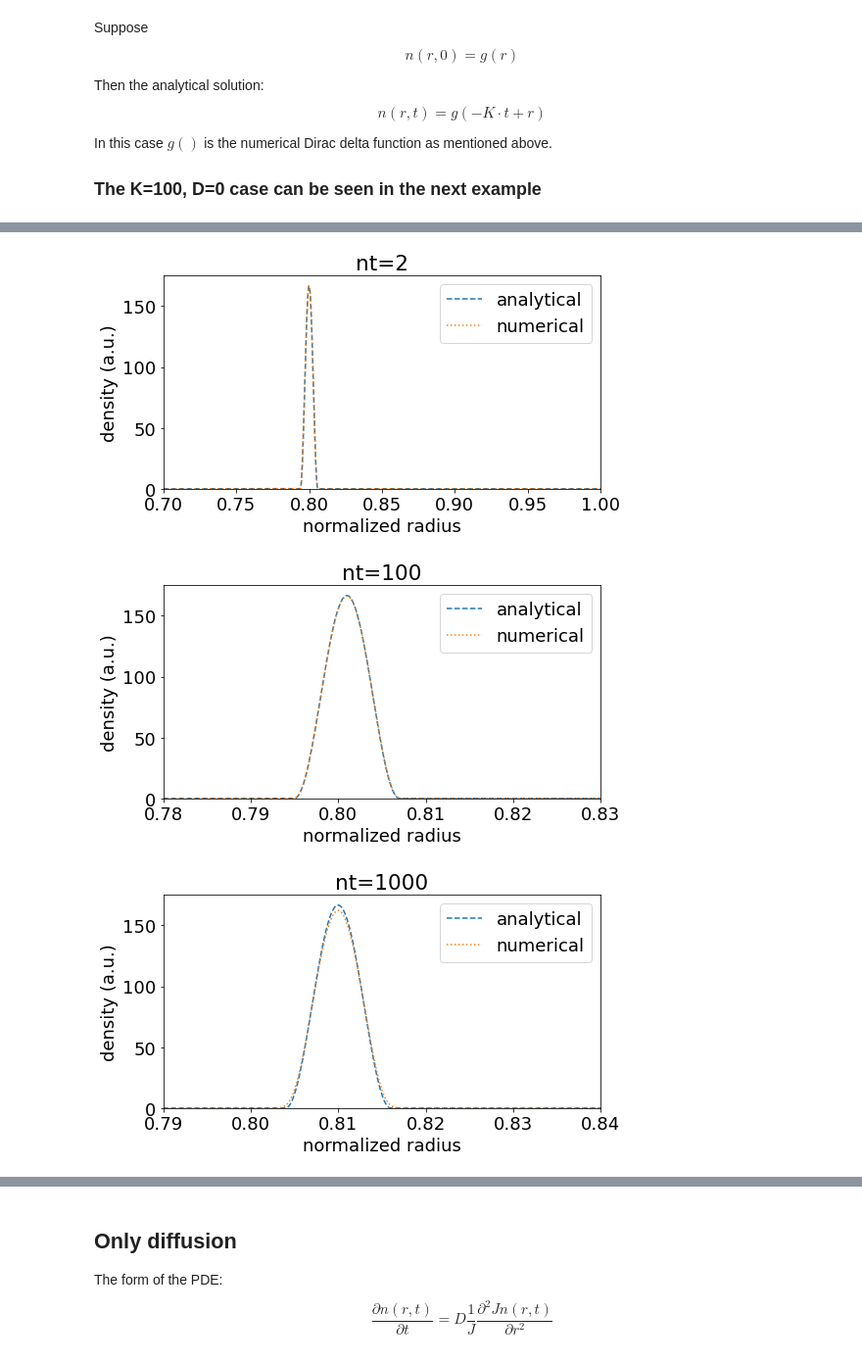
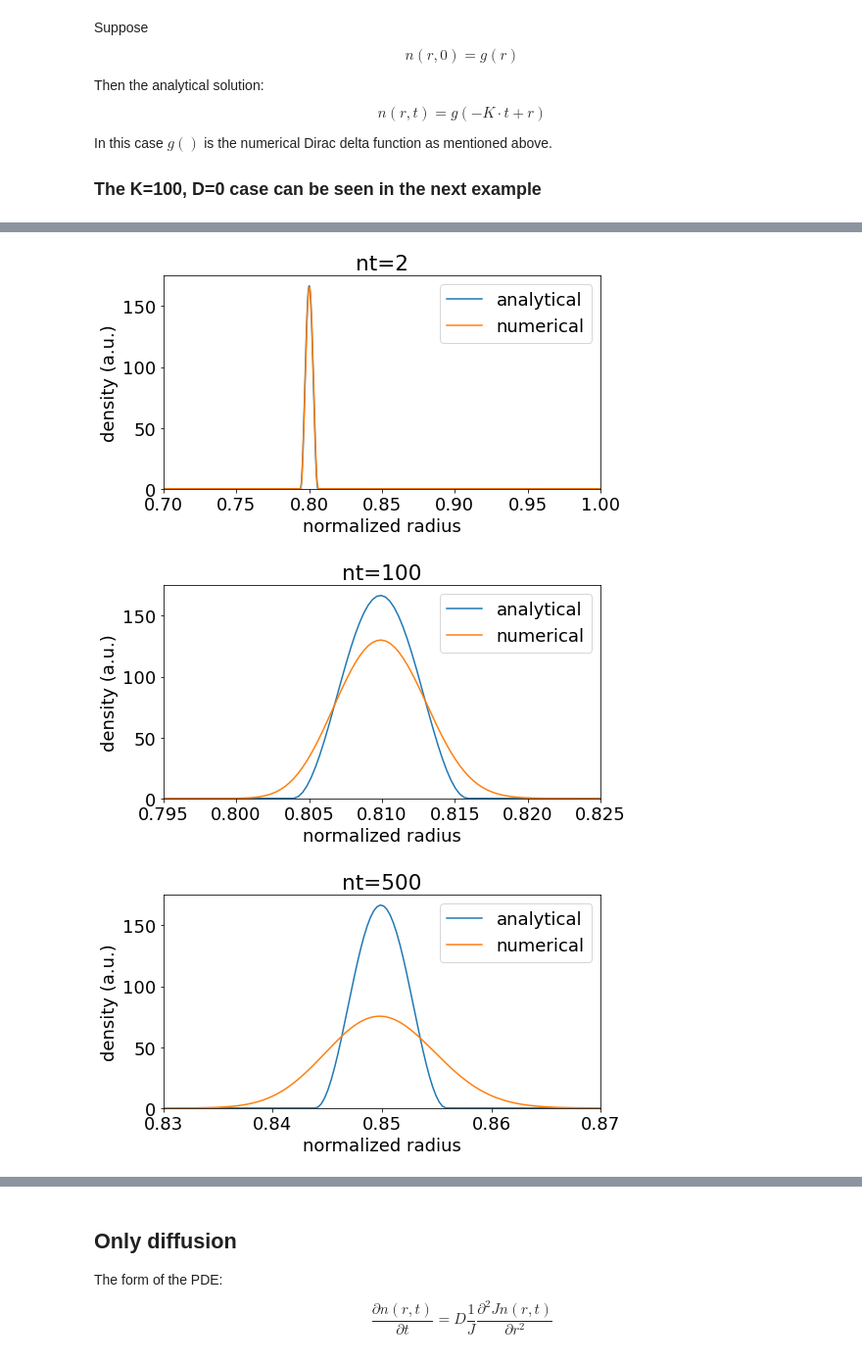
Before and after one commit to leferi99/szakdolgozat, a Jupyter notebook: verification.ipynb, the cells around one changed output, grey strips where cells are left out. Shown at 98% size. Cells and saved outputs as stored; diff of their text form; code cells hidden in the pictures.

```diff
--- a/verification.ipynb
+++ b/verification.ipynb
@@ -46,10 +238,10 @@ In this case $g()$ is the numerical Dirac delta function as mentioned above.
 ## K=100, D is very small
 R_from = 0.7  ## inner radius in meters
 R_to = 1.  ## outer radius in meters
-nr = 10000  ## number of mesh cells
+nr = 1000  ## number of mesh cells
 dr = (R_to - R_from) / nr  ## distance between the centers of the mesh cells
 duration = 0.001  ## length of examined time evolution in seconds
-nt = 10000  ## number of timesteps
+nt = 1000  ## number of timesteps
 dt = duration / nt  ## length of one timestep
 
 ## 3D array for storing the density with the correspondant radius values
@@ -59,7 +251,7 @@ solution = np.zeros((nt,nr,2))
 for j in range(nr):
     solution[:,j,0] = (j * dr) + (dr / 2) + R_from
 
-mesh = fp.Grid1D(dx=dr, nx=nr)  ## 1D mesh based on the radial coordinates
+mesh = fp.CylindricalGrid1D(dx=dr, nx=nr)  ## 1D mesh based on the radial coordinates
 mesh = mesh + (0.7,)  ## translating the mesh to r=0.7
 n = fp.CellVariable(mesh=mesh)  ## fipy.CellVariable for the density solution in each timestep
 
@@ -93,9 +285,9 @@ for i in range(nt):
     solution[i,0:nr,1]=copy.deepcopy(n.value)
 
 ## Plotting the numerical solution
-ticks = 6
+ticks = 2
 levels = 30
-logdiff = 6
+logdiff = 2
 figsize = (8,7)
 sol_min = solution[:,:,1].min()
 sol_max = solution[:,:,1].max()
@@ -176,52 +368,52 @@ Text(0.5, 1.0, 'Analytical solution')
 # %%
 fig2 = plt.figure(figsize=(8,4))
-plt.plot(analytical[1,0:nr,0], analytical[1,0:nr,1], label="analytical", linestyle="--")
-plt.plot(solution[1,0:nr,0], solution[1,0:nr,1], label="numerical", linestyle=":")
+plt.plot(analytical[1,0:nr,0], analytical[1,0:nr,1], label="analytical")
+plt.plot(solution[1,0:nr,0], solution[1,0:nr,1], label="numerical")
 axes = plt.gca()
 axes.set_ylim(0.,)
 axes.set_xlim(0.7,1.)
 plt.xlabel('normalized radius')
 plt.ylabel('density (a.u.)')
 plt.title("nt=2")
 plt.legend()
-plt.savefig('conv_step2.jpg', dpi=150)
+plt.savefig('Cylindrical_conv_step2.jpg', dpi=150)
 
 fig100 = plt.figure(figsize=(8,4))
-plt.plot(analytical[99,0:nr,0], analytical[99,0:nr,1], label="analytical", linestyle="--")
-plt.plot(solution[99,0:nr,0], solution[99,0:nr,1], label="numerical", linestyle=":")
+plt.plot(analytical[99,0:nr,0], analytical[99,0:nr,1], label="analytical")
+plt.plot(solution[99,0:nr,0], solution[99,0:nr,1], label="numerical")
 axes = plt.gca()
 axes.set_ylim(0.,)
-axes.set_xlim(0.78,0.83)
+axes.set_xlim(0.795,0.825)
 plt.xlabel('normalized radius')
 plt.ylabel('density (a.u.)')
 plt.title("nt=100")
 plt.legend()
-plt.savefig('conv_step100.jpg', dpi=150)
+plt.savefig('Cylindrical_conv_step100.jpg', dpi=150)
 
 fig1000 = plt.figure(figsize=(8,4))
-plt.plot(analytical[999,0:nr,0], analytical[999,0:nr,1], label="analytical", linestyle="--")
-plt.plot(solution[999,0:nr,0], solution[999,0:nr,1], label="numerical", linestyle=":")
+plt.plot(analytical[499,0:nr,0], analytical[499,0:nr,1], label="analytical")
+plt.plot(solution[499,0:nr,0], solution[499,0:nr,1], label="numerical")
 axes = plt.gca()
 axes.set_ylim(0.,)
-axes.set_xlim(0.79,0.84)
+axes.set_xlim(0.83,0.87)
+plt.xlabel('normalized radius')
+plt.ylabel('density (a.u.)')
+plt.title("nt=500")
+plt.legend()
+plt.savefig('Cylindrical_conv_step500.jpg', dpi=150)
+
+fig1000 = plt.figure(figsize=(8,4))
+plt.plot(analytical[999,0:nr,0], analytical[999,0:nr,1], label="analytical")
+plt.plot(solution[999,0:nr,0], solution[999,0:nr,1], label="numerical")
+axes = plt.gca()
+axes.set_ylim(0.,)
+axes.set_xlim(0.88,0.92)
 plt.xlabel('normalized radius')
 plt.ylabel('density (a.u.)')
 plt.title("nt=1000")
 plt.legend()
-plt.savefig('conv_step1000.jpg', dpi=150)
-
-fig10000 = plt.figure(figsize=(8,4))
-plt.plot(analytical[9999,0:nr,0], analytical[9999,0:nr,1], label="analytical", linestyle="--")
-plt.plot(solution[9999,0:nr,0], solution[9999,0:nr,1], label="numerical", linestyle=":")
-axes = plt.gca()
-axes.set_ylim(0.,)
-axes.set_xlim(0.88,0.93)
-plt.xlabel('normalized radius')
-plt.ylabel('density (a.u.)')
-plt.title("nt=10000")
-plt.legend()
-plt.savefig('conv_step10000.jpg', dpi=150)
+plt.savefig('Cylindrical_conv_step1000.jpg', dpi=150)
 # %% [output]
-[figure, old version]
+[figure, new version]
-[figure, old version]
+[figure, new version]
-[figure, old version]
+[figure, new version]
```
Also changed, not shown: parts of 4 cells of this notebook, 13 other files.
